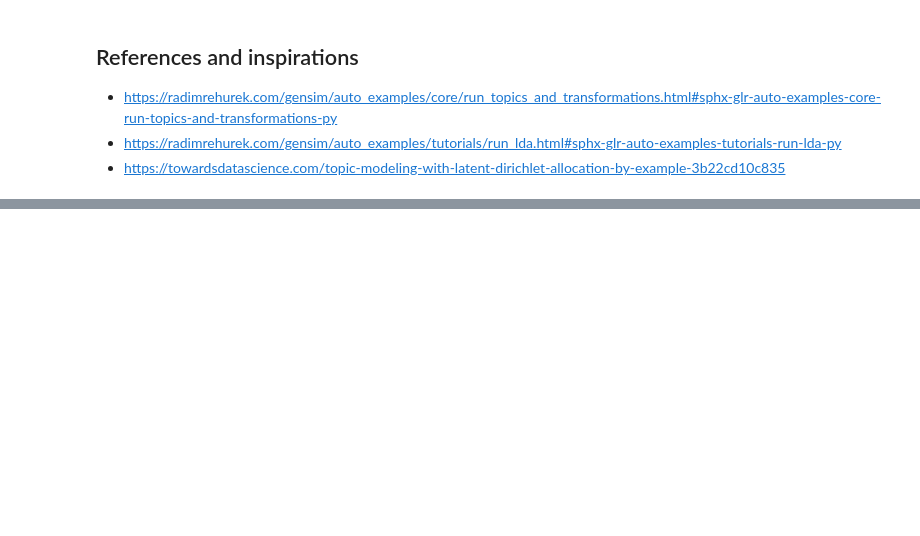
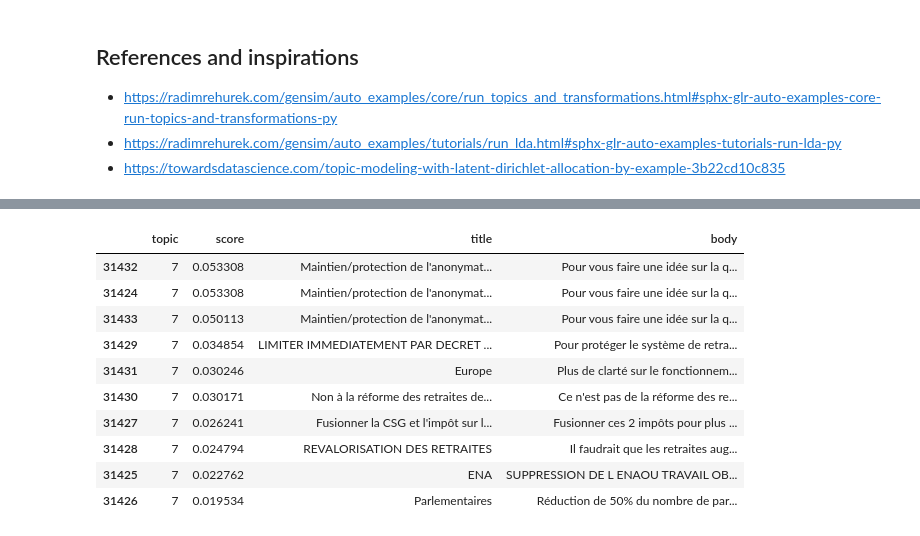
Before and after one commit to tonio73/le-vrai-debat, a Jupyter notebook: notebooks/VraiDebatCluster-gensim.ipynb, the cells around one changed output, grey strips where cells are left out. Saved outputs shown, nothing was run; the diff lists cells and outputs as text; code cells hidden in the pictures; blank space fills up the shorter version.

Commit message:
Refinements to the LDA based topic creation: coloring, size and position adjustment, investigation of the topic documents

```diff
--- a/notebooks/VraiDebatCluster-gensim.ipynb
+++ b/notebooks/VraiDebatCluster-gensim.ipynb
@@ -100,7 +100,7 @@ def tokenize_clean(text, stem_map):
     return final_tok
 # %%
 stem_map = {}
-tokens = df_sel['contribution_versions_title'].apply(tokenize_clean, args=[stem_map])
+tokens = df_sel['contribution_versions_bodyText'].apply(tokenize_clean, args=[stem_map]) # contribution_versions_title
 # %%
 tokens.iloc[0]
 # %% [output]
@@ -273,0 +332,4 @@ for doc, as_text in zip(corpus_lda, df_sel['contribution_versions_title'][:5]):
+# %%
+docs_for_topics = [sum([list(map(lambda y: (t, y[0][i][1], y[1], y[2]), filter(lambda x: len(x[0]) > i and x[0][i][0] == t, zip(corpus_lda, df_sel['contribution_versions_title'], df_sel['contribution_versions_bodyText'])))) for i in range(4)], []) for t in range(n_topics)]
+# %%
+df_for_topics = pd.DataFrame(sum(docs_for_topics, []), columns=['topic', 'score', 'title', 'body'])
@@ -273,0 +345,14 @@ for doc, as_text in zip(corpus_lda, df_sel['contribution_versions_title'][:5]):
+# %%
+df_for_topics[df_for_topics.topic == 7].sort_values('score', ascending=False).head(10)
+# %% [output]
+|  | topic | score | title | body |
+| 31432 | 7 | 0.053308 | Maintien/protection de l'anonymat... | Pour vous faire une idée sur la q... |
+| 31424 | 7 | 0.053308 | Maintien/protection de l'anonymat... | Pour vous faire une idée sur la q... |
+| 31433 | 7 | 0.050113 | Maintien/protection de l'anonymat... | Pour vous faire une idée sur la q... |
+| 31429 | 7 | 0.034854 | LIMITER IMMEDIATEMENT PAR DECRET ... | Pour protéger le système de retra... |
+| 31431 | 7 | 0.030246 | Europe | Plus de clarté sur le fonctionnem... |
+| 31430 | 7 | 0.030171 | Non à la réforme des retraites de... | Ce n'est pas de la réforme des re... |
+| 31427 | 7 | 0.026241 | Fusionner la CSG et l'impôt sur l... | Fusionner ces 2 impôts pour plus ... |
+| 31428 | 7 | 0.024794 | REVALORISATION DES RETRAITES | Il faudrait que les retraites aug... |
+| 31425 | 7 | 0.022762 | ENA | SUPPRESSION DE L ENAOU TRAVAIL OB... |
+| 31426 | 7 | 0.019534 | Parlementaires | Réduction de 50% du nombre de par... |
```
Also changed, not shown: parts of 18 cells of this notebook, 10 other files.
